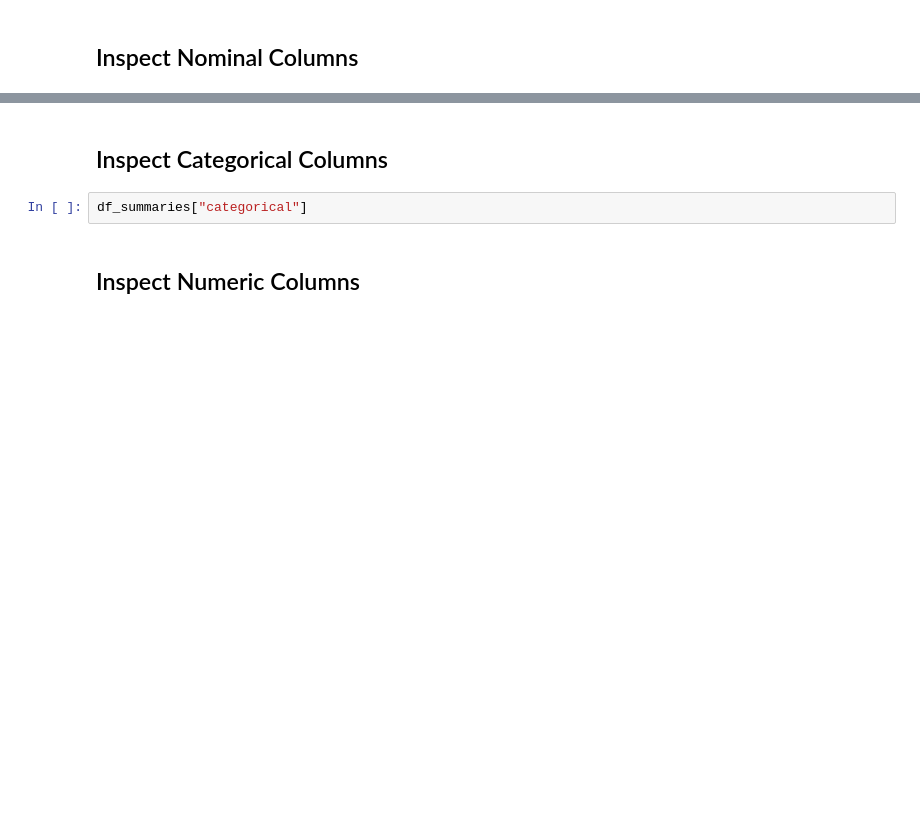
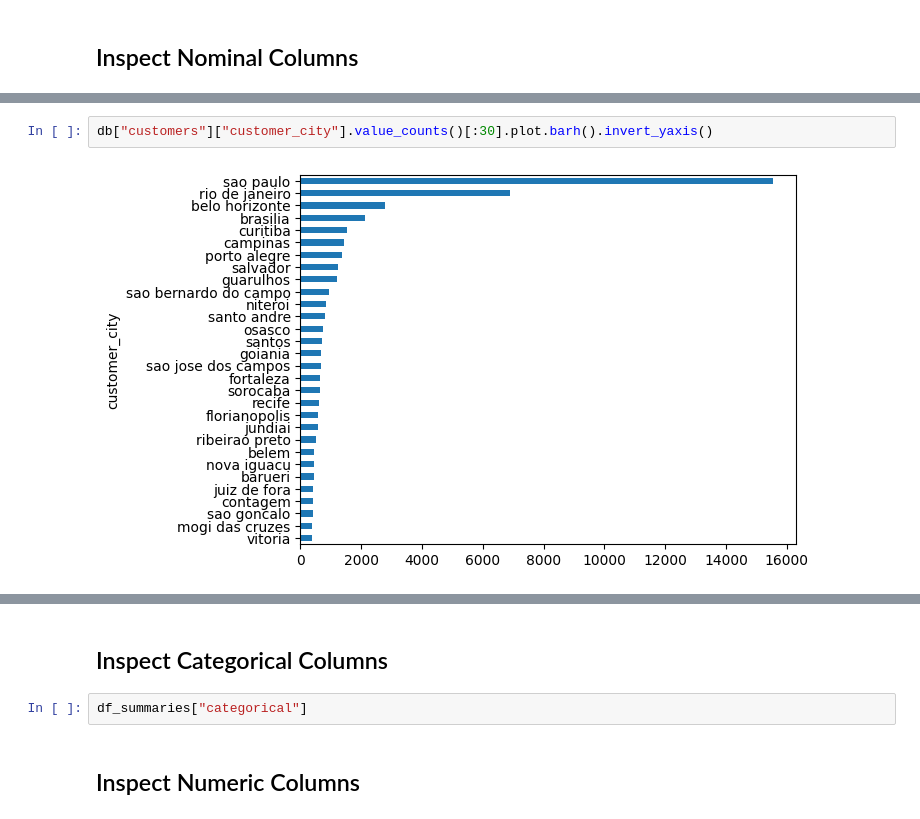
Before and after one commit to vmichael89/cf-brazilian-ecommerce-olist, a Jupyter notebook: notebooks/cleaning_exploration.ipynb, the cells around one changed output, grey strips where cells are left out. Cells and saved outputs as stored; diff of their text form; blank space fills up the shorter version.

```diff
--- a/notebooks/cleaning_exploration.ipynb
+++ b/notebooks/cleaning_exploration.ipynb
@@ -527,0 +654,4 @@ df_summaries["nominal"]
+# %%
+db["customers"]["customer_city"].value_counts()[:30].plot.barh().invert_yaxis()
+# %% [output]
+[figure, added]
```
Also changed, not shown: parts of 32 cells of this notebook, 2 other files.
